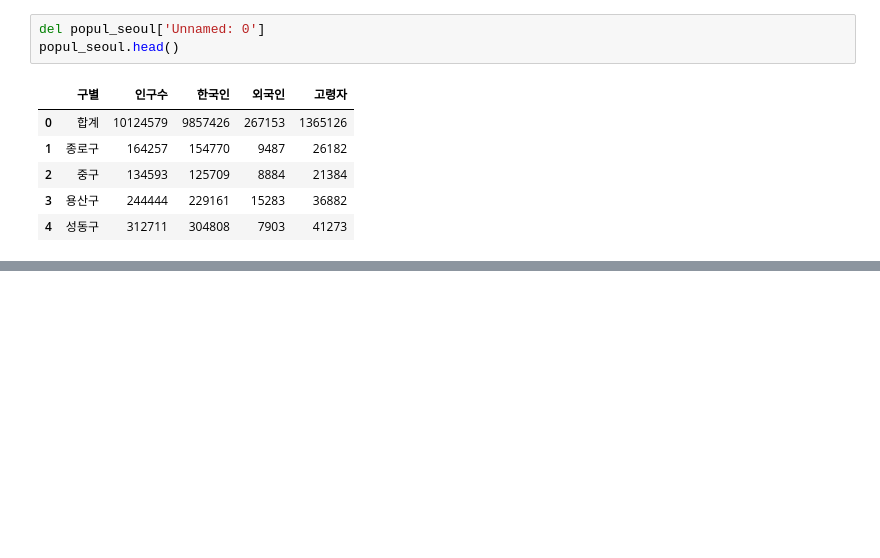
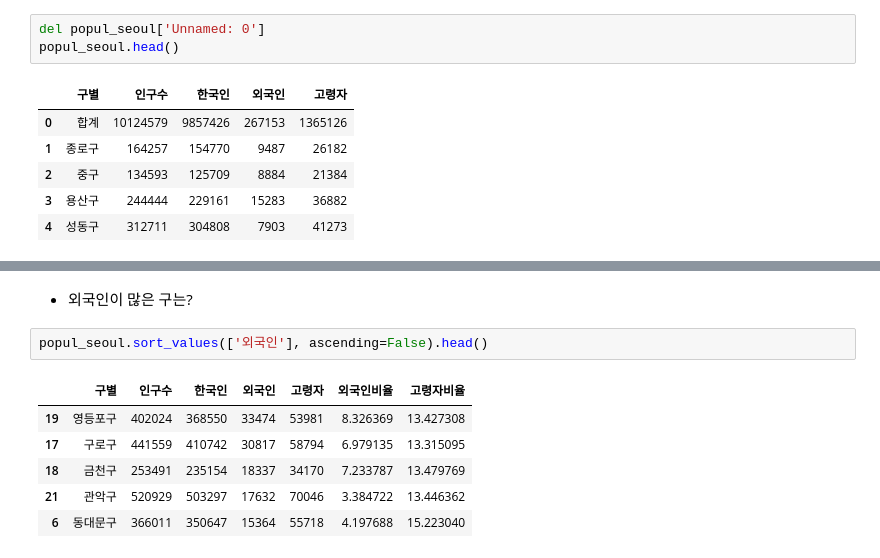
Before and after one commit to ElaYJ/Study_EDA, a Jupyter notebook: 01_Seoul_CCTV/02_lookover_data.ipynb, the cells around one changed output, grey strips where cells are left out. Drawn from its saved outputs; the diff is of its cells as text; blank space fills up the shorter version.

```diff
--- a/01_Seoul_CCTV/02_lookover_data.ipynb
+++ b/01_Seoul_CCTV/02_lookover_data.ipynb
@@ -51,0 +177,11 @@ popul_seoul.head()
+# %% [markdown]
+- 외국인이 많은 구는?
+# %%
+popul_seoul.sort_values(['외국인'], ascending=False).head()
+# %% [output]
+|  | 구별 | 인구수 | 한국인 | 외국인 | 고령자 | 외국인비율 | 고령자비율 |
+| 19 | 영등포구 | 402024 | 368550 | 33474 | 53981 | 8.326369 | 13.427308 |
+| 17 | 구로구 | 441559 | 410742 | 30817 | 58794 | 6.979135 | 13.315095 |
+| 18 | 금천구 | 253491 | 235154 | 18337 | 34170 | 7.233787 | 13.479769 |
+| 21 | 관악구 | 520929 | 503297 | 17632 | 70046 | 3.384722 | 13.446362 |
+| 6 | 동대문구 | 366011 | 350647 | 15364 | 55718 | 4.197688 | 15.223040 |
```
Also changed, not shown: parts of 28 cells of this notebook, 10 other files.
